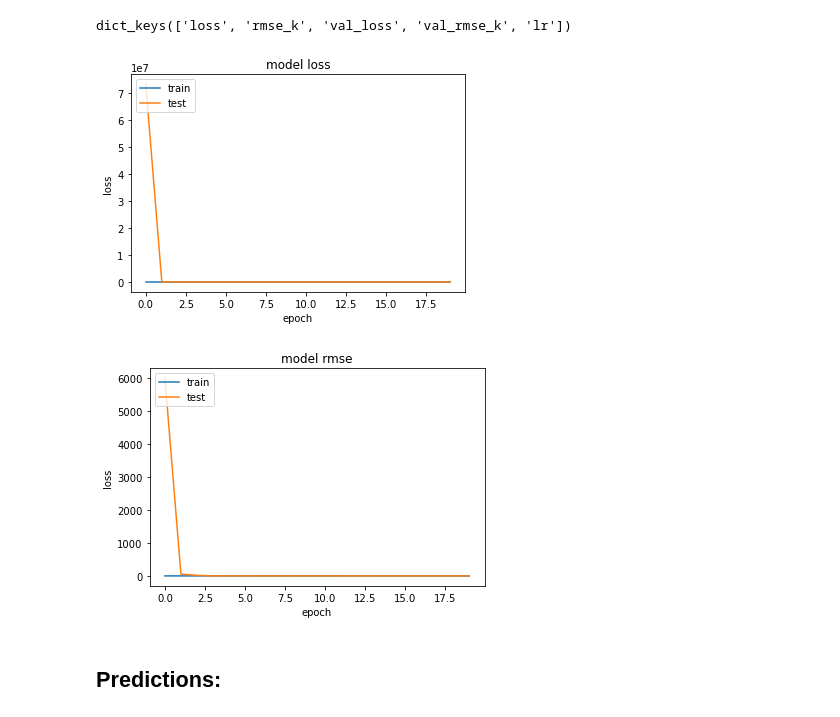
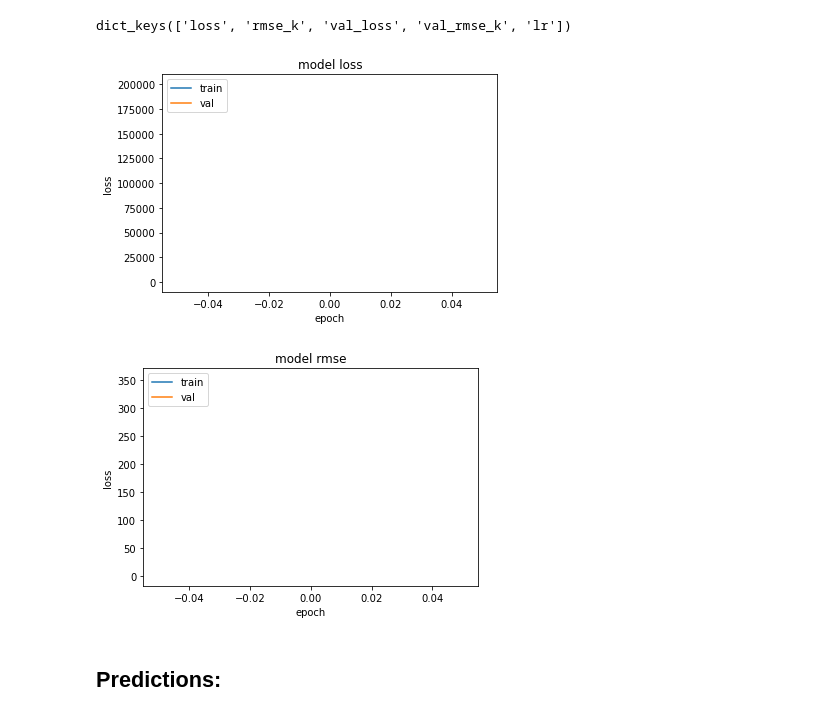
Before and after one commit to marvande/Antarctica-RCM-Emulator, a Jupyter notebook: scr/notebooks/ML_Flow/2-ML_flow.ipynb, the cells around one changed output. Drawn from its saved outputs; the diff is of its cells as text; code cells hidden in the pictures.

Commit message:
add validation and test

```diff
--- a/scr/notebooks/ML_Flow/2-ML_flow.ipynb
+++ b/scr/notebooks/ML_Flow/2-ML_flow.ipynb
@@ -703,17 +722,26 @@ ________________________________________________________________________________
 # %%
-idx_train = rn.sample(range(full_target.shape[0]), int(0.8 * full_target.shape[0]))
-full_input_train = [full_input[k][idx_train, :, :, :] for k in range(len(full_input))]
-full_input_test = [
-    np.delete(full_input[k], idx_train, axis=0) for k in range(len(full_input))
-]
+# Separation into test and training:
+train_, test = train_test(full_target, full_input, full_input_ns, perc=0.9)
 
-full_input_train_ns = [full_input_ns[k][idx_train, :, :, :] for k in range(len(full_input_ns))]
-full_input_test_ns = [
-    np.delete(full_input_ns[k], idx_train, axis=0) for k in range(len(full_input_ns))
-]
+# Separation into validation and training:
+train, validation = train_test(train_['target'], train_['input'], train_['input_ns'], perc=0.8)
 
-full_target_train = full_target[idx_train, :, :]
-full_target_test = np.delete(full_target, idx_train, axis=0)
+# train
+full_target_train = train['target']
+full_input_train  = train['input']
+
+# validation
+full_target_val = validation['target']
+full_input_val  = validation['input']
+
+# test
+full_target_test = test['target']
+full_input_test = test['input']
+
+# not standardised:
+full_input_train_ns = train['input_ns']
+full_input_test_ns = test['input_ns']
+full_input_val_ns = validation['input_ns']
 
 print("Shapes of targets and inputs split into test and train:")
 print("Target test:", full_target_test.shape)
@@ -722,5 +750,9 @@ print("Input 2D test:", full_input_test[0].shape)
 print("--")
 print("Target train:", full_target_train.shape)
 print("Input 2D train:", full_input_train[0].shape)
+
+print("--")
+print("Target val:", full_target_val.shape)
+print("Input 2D val:", full_input_val[0].shape)
 # %% [output]
 Shapes of targets and inputs split into test and train:
@@ -764,7 +799,7 @@ for i in range(N):
 # %% [markdown]
 ### Fit model:
 # %%
-batch_size, epochs = 32, 20
+batch_size, epochs = 32, 1
 callbacks = [
     ReduceLROnPlateau(
         monitor="val_loss", factor=0.7, patience=4, verbose=1
@@ -780,7 +815,7 @@ history = unet.fit(
     full_target_train[:, :, :, None],
     batch_size=batch_size,
     epochs=epochs,
-    validation_data=(full_input_test, full_target_test[:, :, :, None]),
+    validation_data=(full_input_val, full_target_val[:, :, :, None]),
     callbacks=callbacks,
 )
 # %% [output]
@@ -812,14 +831,14 @@ dict_keys(['loss', 'rmse_k', 'val_loss', 'val_rmse_k', 'lr'])
 # %%
 # summarize history for loss
 plt.plot(history.history['loss'])
 plt.plot(history.history['val_loss'])
 plt.title('model loss')
 plt.ylabel('loss')
 plt.xlabel('epoch')
-plt.legend(['train', 'test'], loc='upper left')
+plt.legend(['train', 'val'], loc='upper left')
 plt.show()
 # %% [output]
-[figure, old version]
+[figure, new version]
 # %%
 # summarize history for loss
 plt.plot(history.history['rmse_k'])
@@ -827,9 +846,9 @@ plt.plot(history.history['val_rmse_k'])
 plt.title('model rmse')
 plt.ylabel('loss')
 plt.xlabel('epoch')
-plt.legend(['train', 'test'], loc='upper left')
+plt.legend(['train', 'val'], loc='upper left')
 plt.show()
 # %% [output]
-[figure, old version]
+[figure, new version]
 # %% [markdown]
 ## Predictions:
```
Also changed, not shown: parts of 16 cells of this notebook.
